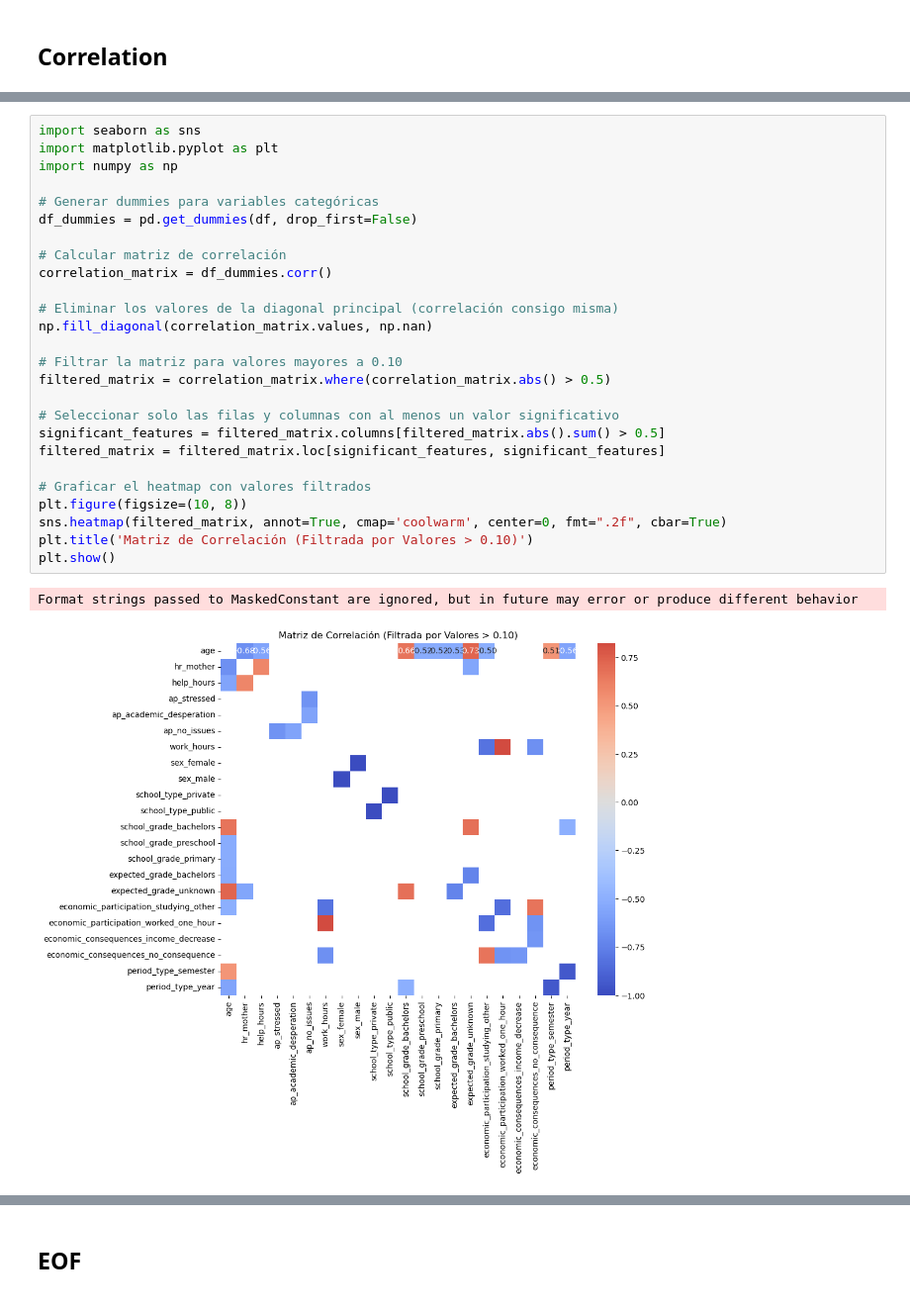
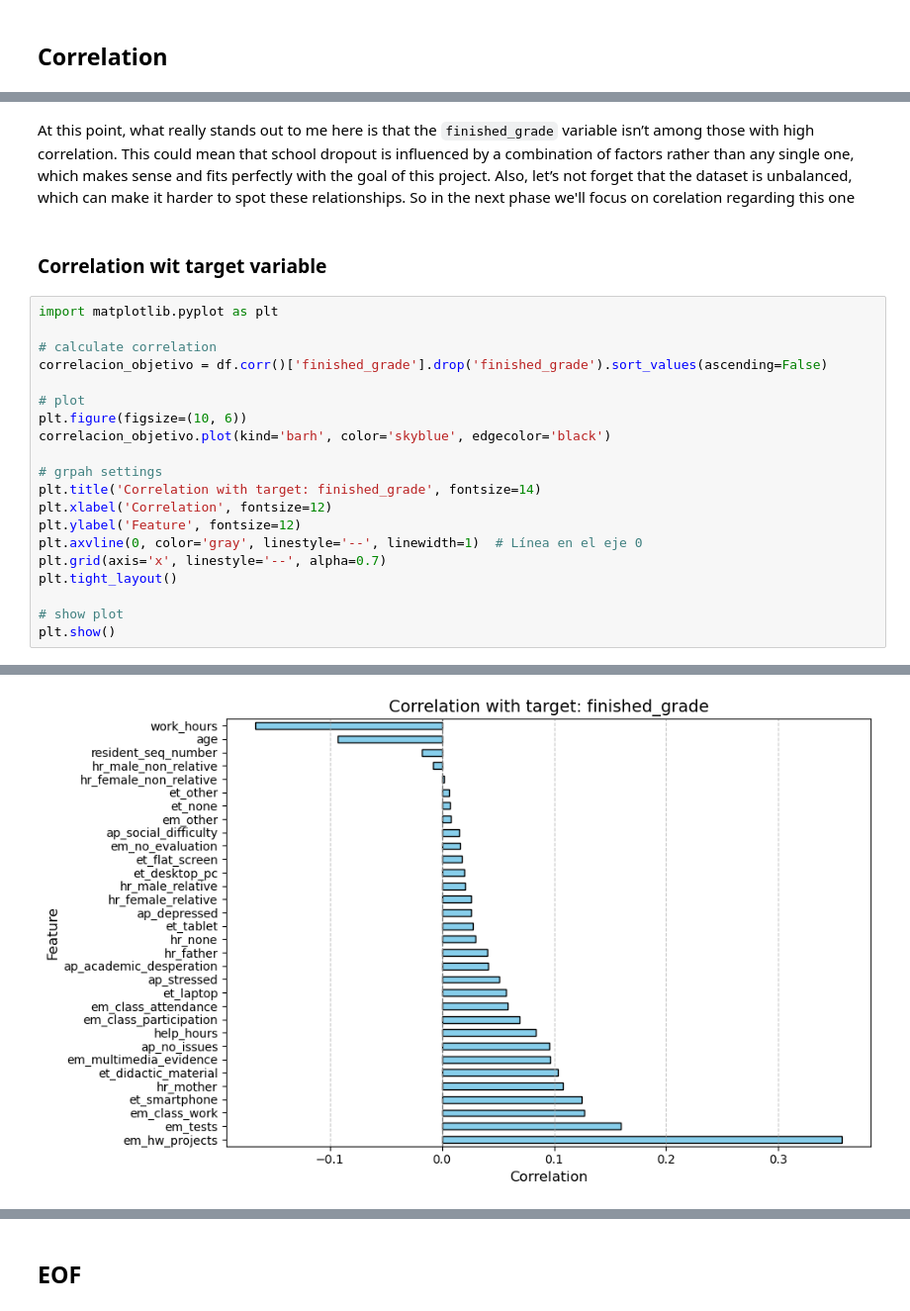
Before and after one commit to Maxkaizo/---_-ML-Zoomcamp-2024, a Jupyter notebook: eda.ipynb, the cells around one changed output, grey strips where cells are left out. Shown at 99% size. Drawn from its saved outputs; the diff is of its cells as text.

```diff
--- a/eda.ipynb
+++ b/eda.ipynb
@@ -647,29 +618,25 @@ Format strings passed to MaskedConstant are ignored, but in future may error or
-# %%
-import seaborn as sns
-import matplotlib.pyplot as plt
-import numpy as np
-
-# Generar dummies para variables categóricas
-df_dummies = pd.get_dummies(df, drop_first=False)
-
-# Calcular matriz de correlación
-correlation_matrix = df_dummies.corr()
-
-# Eliminar los valores de la diagonal principal (correlación consigo misma)
-np.fill_diagonal(correlation_matrix.values, np.nan)
-
-# Filtrar la matriz para valores mayores a 0.10
-filtered_matrix = correlation_matrix.where(correlation_matrix.abs() > 0.5)
-
-# Seleccionar solo las filas y columnas con al menos un valor significativo
-significant_features = filtered_matrix.columns[filtered_matrix.abs().sum() > 0.5]
-filtered_matrix = filtered_matrix.loc[significant_features, significant_features]
-
-# Graficar el heatmap con valores filtrados
-plt.figure(figsize=(10, 8))
-sns.heatmap(filtered_matrix, annot=True, cmap='coolwarm', center=0, fmt=".2f", cbar=True)
-plt.title('Matriz de Correlación (Filtrada por Valores > 0.10)')
-plt.show()
-# %% [output]
-Format strings passed to MaskedConstant are ignored, but in future may error or produce different behavior
-[figure, removed]
+# %% [markdown]
+At this point, what really stands out to me here is that the `finished_grade` variable isn’t among those with high correlation. This could mean that school dropout is influenced by a combination of factors rather than any single one, which makes sense and fits perfectly with the goal of this project. Also, let’s not forget that the dataset is unbalanced, which can make it harder to spot these relationships. So in the next phase we'll focus on corelation regarding this one
+# %% [markdown]
+### Correlation wit target variable
+# %%
+import matplotlib.pyplot as plt
+
+# calculate correlation
+correlacion_objetivo = df.corr()['finished_grade'].drop('finished_grade').sort_values(ascending=False)
+
+# plot
+plt.figure(figsize=(10, 6))
+correlacion_objetivo.plot(kind='barh', color='skyblue', edgecolor='black')
+
+# grpah settings
+plt.title('Correlation with target: finished_grade', fontsize=14)
+plt.xlabel('Correlation', fontsize=12)
+plt.ylabel('Feature', fontsize=12)
+plt.axvline(0, color='gray', linestyle='--', linewidth=1)  # Línea en el eje 0
+plt.grid(axis='x', linestyle='--', alpha=0.7)
+plt.tight_layout()
+
+# show plot
+plt.show()
+# %% [output]
@@ -675,0 +644 @@ Format strings passed to MaskedConstant are ignored, but in future may error or
+[figure, added]
```
Also changed, not shown: parts of 17 cells of this notebook.
